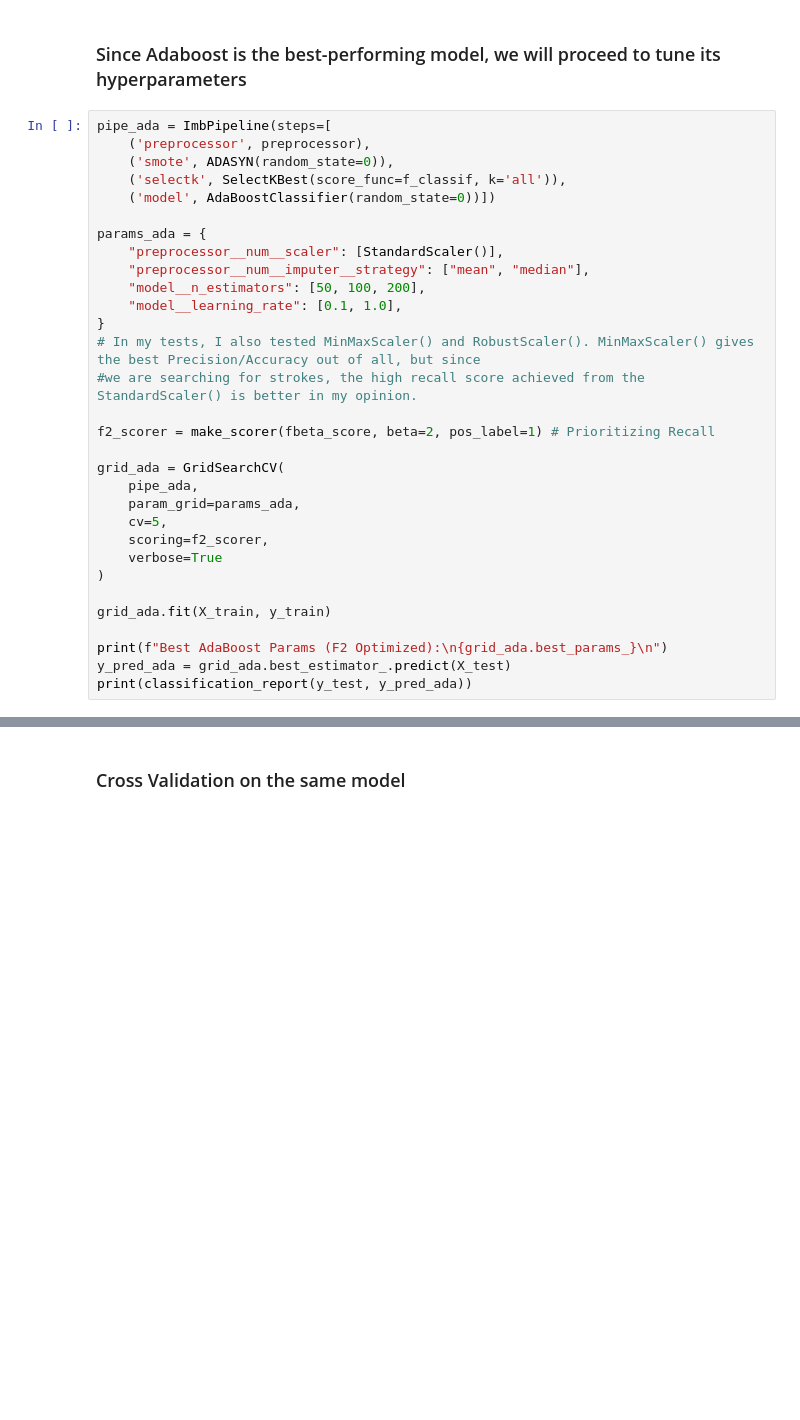
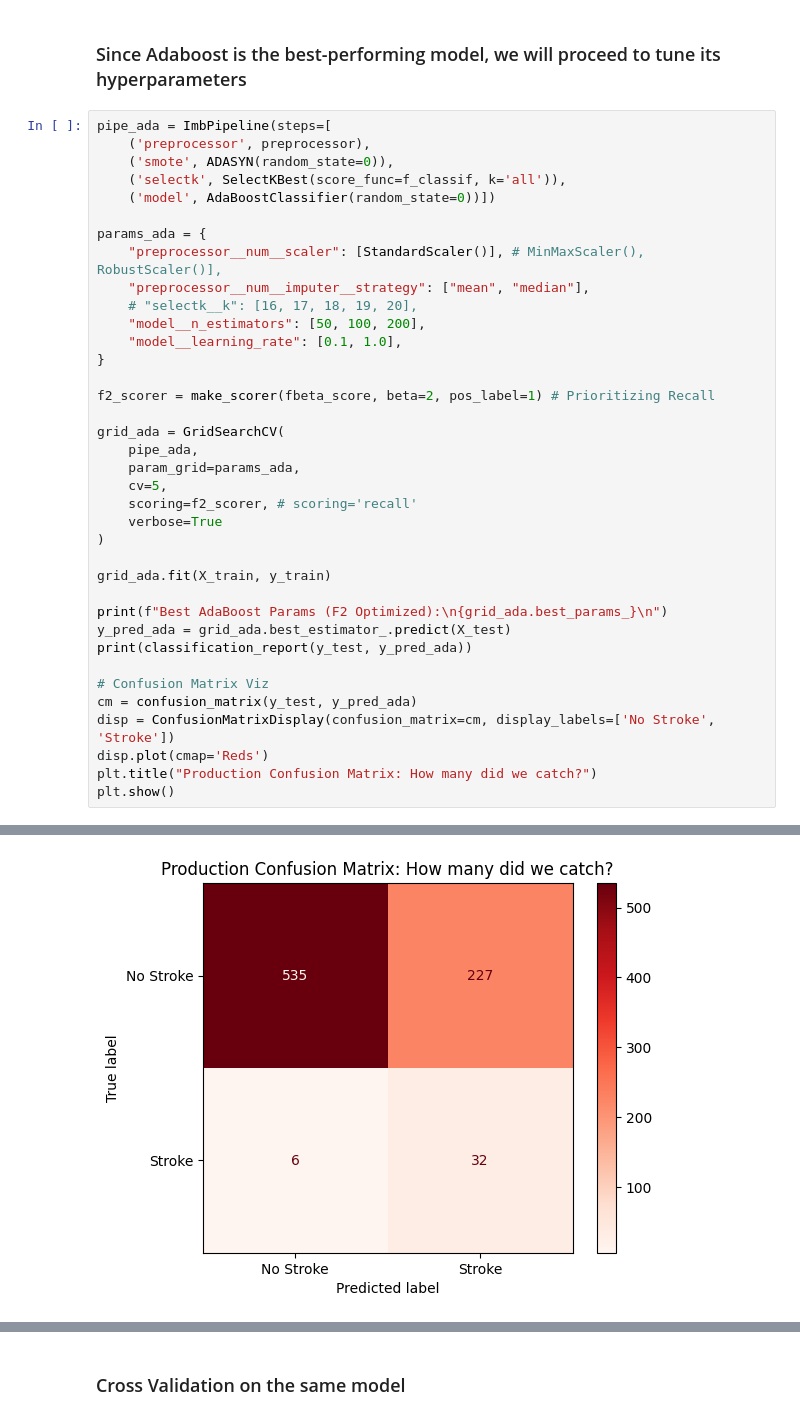
Before and after one commit to andreasgab/Stroke-Prediction-System, a Jupyter notebook: analysis.ipynb, the cells around one changed output, grey strips where cells are left out. Saved outputs shown, nothing was run; the diff lists cells and outputs as text; blank space fills up the shorter version.

```diff
--- a/analysis.ipynb
+++ b/analysis.ipynb
@@ -214,39 +204,46 @@ pipe_ada = ImbPipeline(steps=[
     ('model', AdaBoostClassifier(random_state=0))])
 
 params_ada = {
-    "preprocessor__num__scaler": [StandardScaler()],
+    "preprocessor__num__scaler": [StandardScaler()], # MinMaxScaler(), RobustScaler()],
     "preprocessor__num__imputer__strategy": ["mean", "median"],
+    # "selectk__k": [16, 17, 18, 19, 20],
     "model__n_estimators": [50, 100, 200],
     "model__learning_rate": [0.1, 1.0],
 }
-# In my tests, I also tested MinMaxScaler() and RobustScaler(). MinMaxScaler() gives the best Precision/Accuracy out of all, but since
-#we are searching for strokes, the high recall score achieved from the StandardScaler() is better in my opinion.
 
 f2_scorer = make_scorer(fbeta_score, beta=2, pos_label=1) # Prioritizing Recall
 
 grid_ada = GridSearchCV(
     pipe_ada,
     param_grid=params_ada,
     cv=5,
-    scoring=f2_scorer,
+    scoring=f2_scorer, # scoring='recall'
     verbose=True
 )
 
 grid_ada.fit(X_train, y_train)
 
 print(f"Best AdaBoost Params (F2 Optimized):\n{grid_ada.best_params_}\n")
 y_pred_ada = grid_ada.best_estimator_.predict(X_test)
 print(classification_report(y_test, y_pred_ada))
+
+# Confusion Matrix Viz
+cm = confusion_matrix(y_test, y_pred_ada)
+disp = ConfusionMatrixDisplay(confusion_matrix=cm, display_labels=['No Stroke', 'Stroke'])
+disp.plot(cmap='Reds')
+plt.title("Production Confusion Matrix: How many did we catch?")
+plt.show()
 # %% [output]
 Fitting 5 folds for each of 12 candidates, totalling 60 fits
 Best AdaBoost Params (F2 Optimized):
 {'model__learning_rate': 0.1, 'model__n_estimators': 200, 'preprocessor__num__imputer__strategy': 'mean', 'preprocessor__num__scaler': StandardScaler()}
 
               precision    recall  f1-score   support
 
            0       0.99      0.70      0.82       762
            1       0.12      0.84      0.22        38
 
     accuracy                           0.71       800
    macro avg       0.56      0.77      0.52       800
 weighted avg       0.95      0.71      0.79       800
+[figure, added]
```
Also changed, not shown: parts of 16 cells of this notebook, 3 other files.
